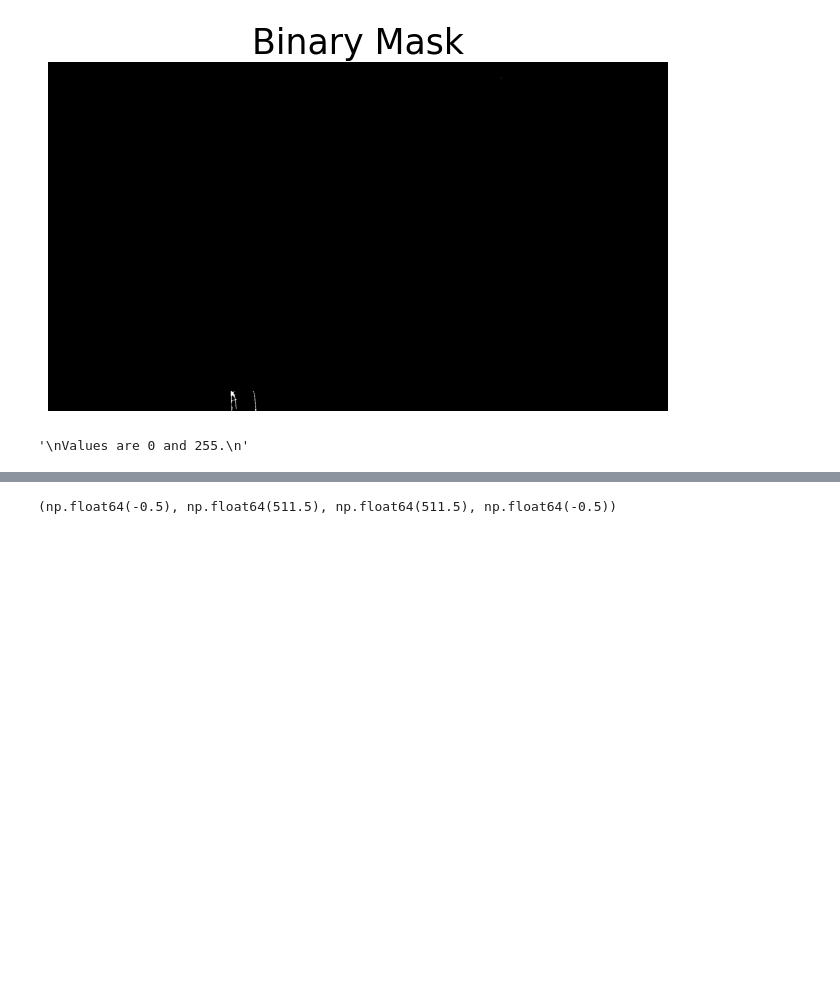
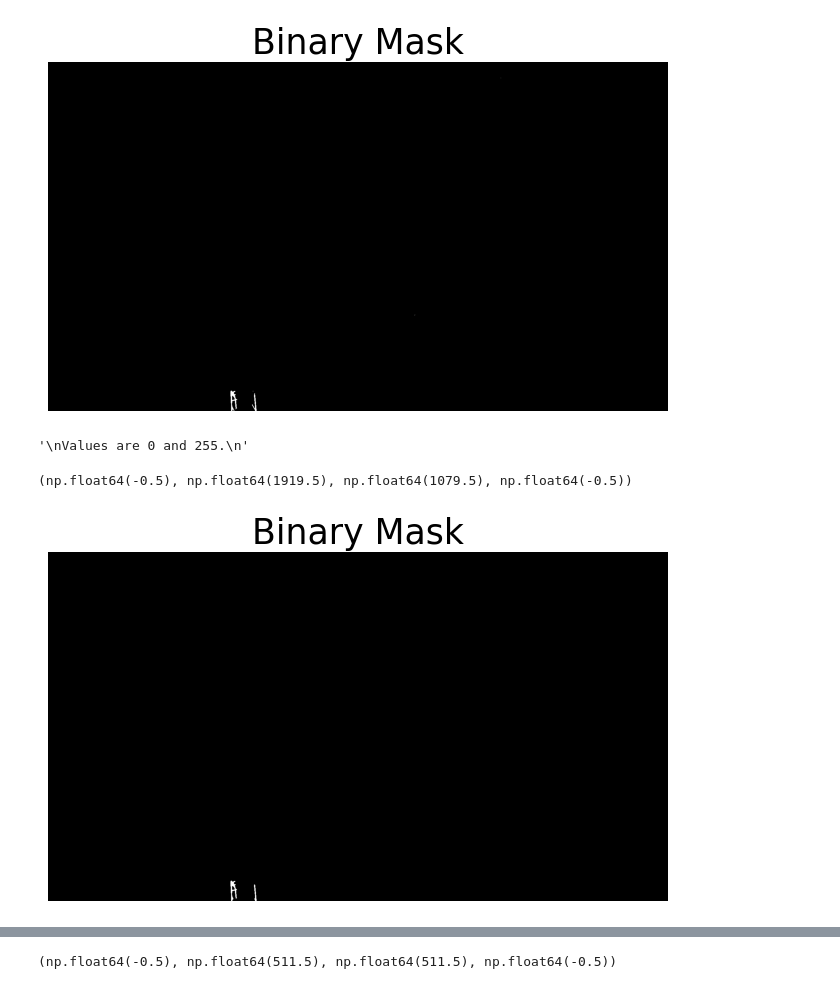
Before and after one commit to rpgouveia/pucpr_pibiti_semantic_segmentation, a Jupyter notebook: study_color_conversion_v2/walker_resize.ipynb, the cells around one changed output, grey strips where cells are left out. Drawn from its saved outputs; the diff is of its cells as text; code cells hidden in the pictures; blank space fills up the shorter version.

```diff
--- a/study_color_conversion_v2/walker_resize.ipynb
+++ b/study_color_conversion_v2/walker_resize.ipynb
@@ -100,3 +119,17 @@ Values are 0 and 255.
 """
 # %% [output]
 '\nValues are 0 and 255.\n'
+# %%
+# Morphologic Operation
+# 3. Post-processing
+kernel = np.ones((3,3), np.uint8)
+mask = cv.morphologyEx(mask, cv.MORPH_OPEN, kernel)  # Remove small noise
+mask = cv.morphologyEx(mask, cv.MORPH_CLOSE, kernel) # Close small holes
+
+plt.figure(figsize=[8,8])
+plt.imshow(mask, cmap='gray')
+plt.title("Binary Mask",fontdict={'fontsize': 25})
+plt.axis('off')
+# %% [output]
+(np.float64(-0.5), np.float64(1919.5), np.float64(1079.5), np.float64(-0.5))
+[figure, added]
```
Also changed, not shown: parts of 17 cells of this notebook, 1 other file.
